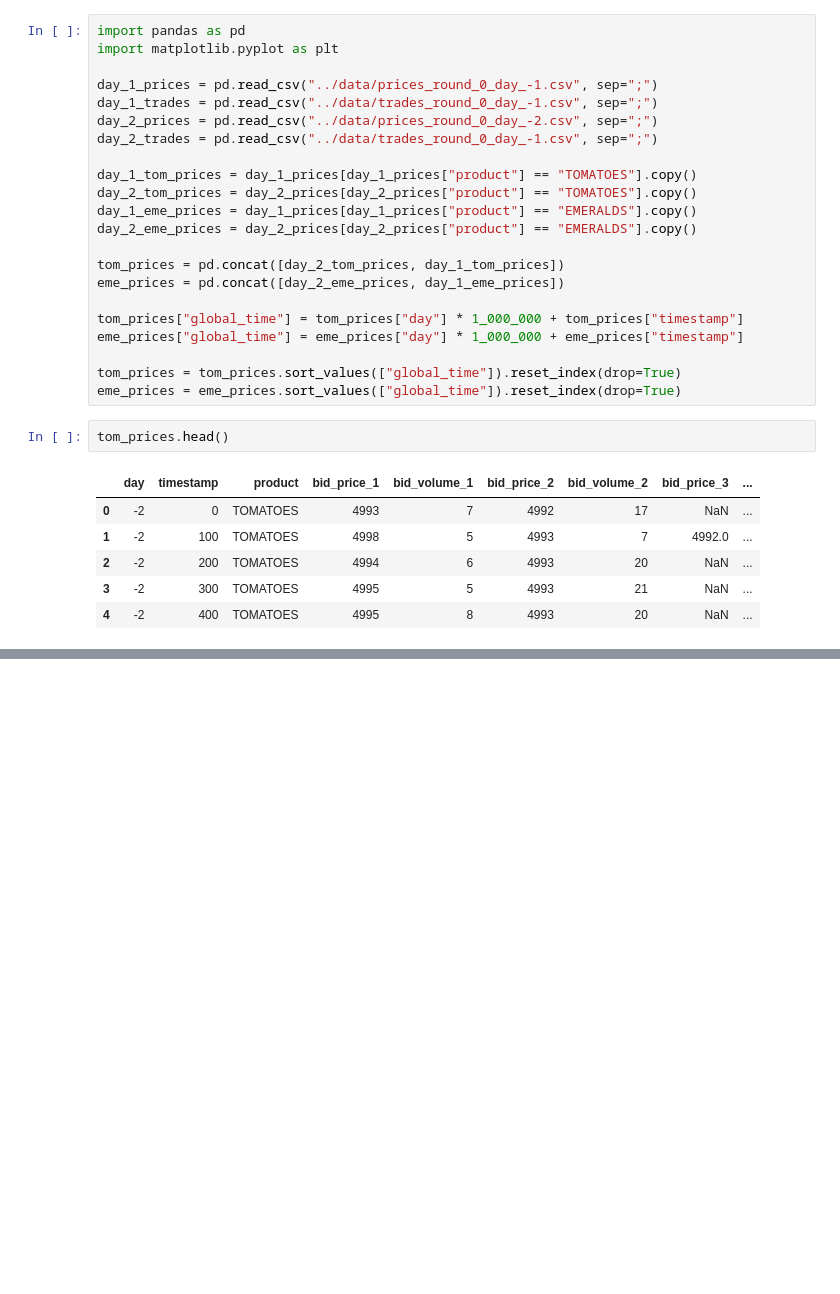
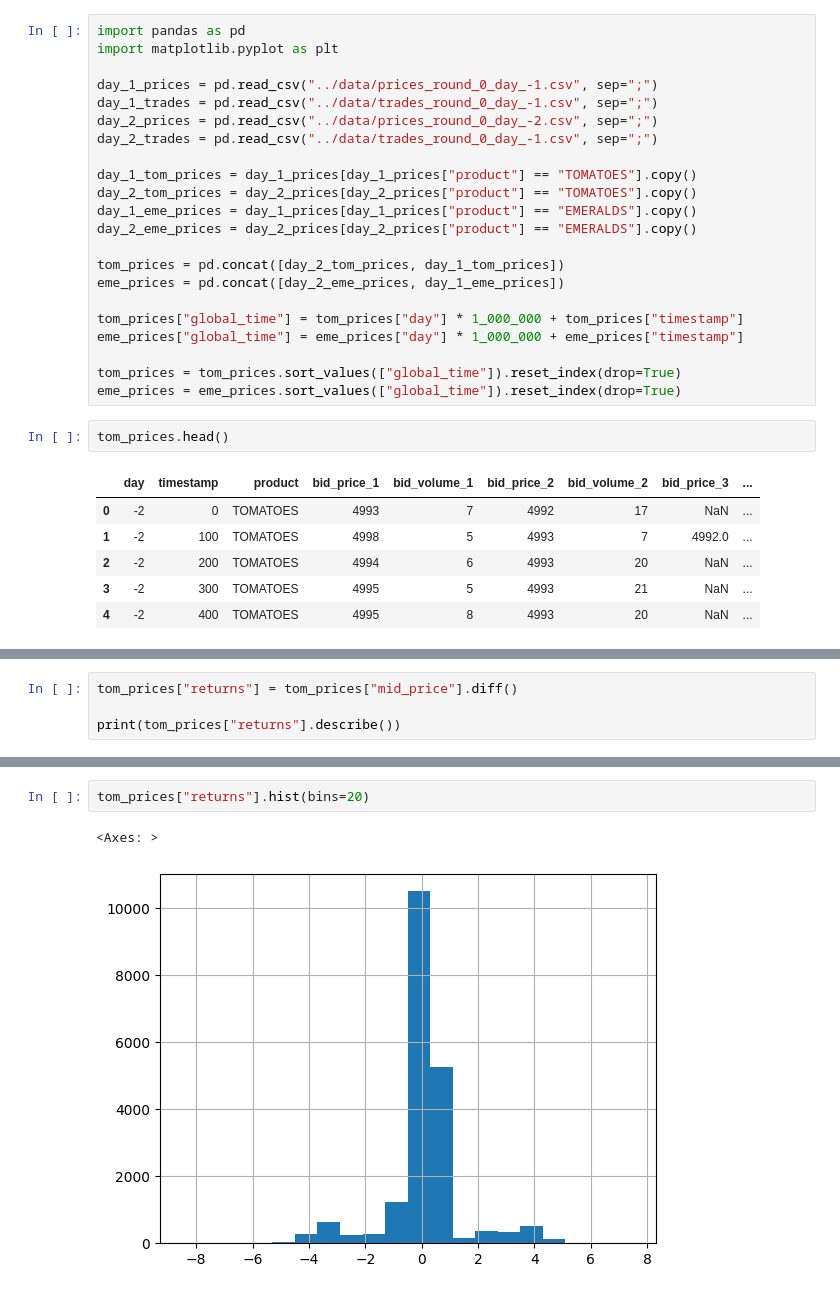
Before and after one commit to chrismcarr1/imc-prosperity-4, a Jupyter notebook: notebooks/tom_trader.ipynb, the cells around one changed output, grey strips where cells are left out. Saved outputs shown, nothing was run; the diff lists cells and outputs as text; blank space fills up the shorter version.

```diff
--- a/notebooks/tom_trader.ipynb
+++ b/notebooks/tom_trader.ipynb
@@ -31,0 +49,4 @@ tom_prices.head()
+# %%
+tom_prices["returns"] = tom_prices["mid_price"].diff()
+
+print(tom_prices["returns"].describe())
@@ -31,0 +63,5 @@ tom_prices.head()
+# %%
+tom_prices["returns"].hist(bins=20)
+# %% [output]
+<Axes: >
+[figure, added]
```
Also changed, not shown: parts of 18 cells of this notebook, 6 other files.
